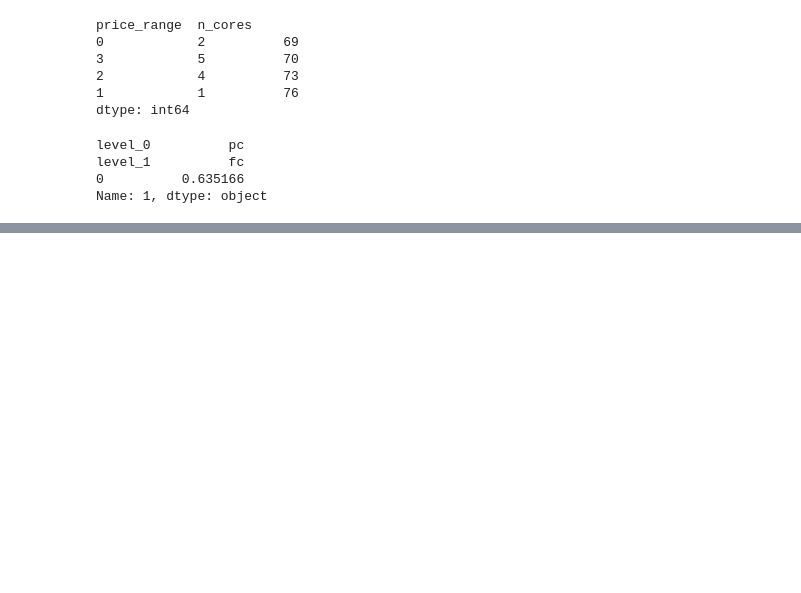
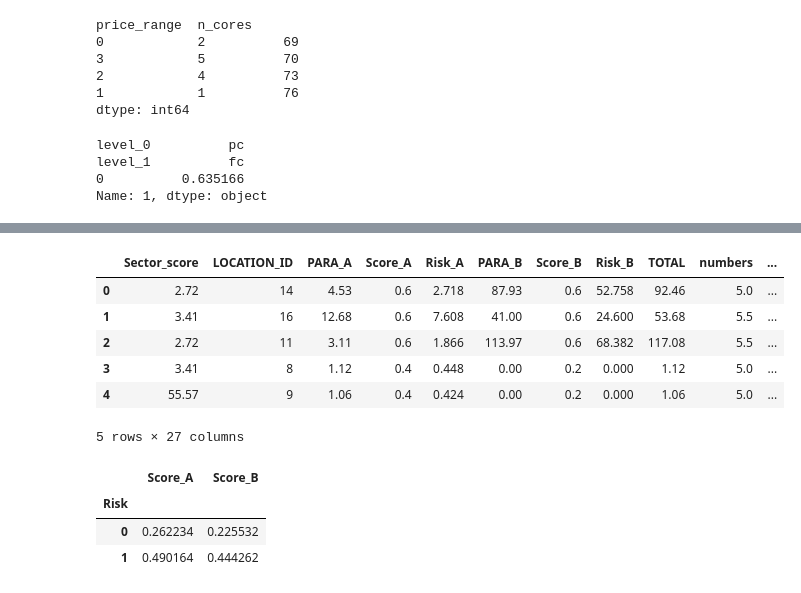
Before and after one commit to maeseok/BITAmin, a Jupyter notebook: 빅분기/1유형 및 기초/1유형.ipynb, the cells around one changed output, grey strips where cells are left out. Saved outputs shown, nothing was run; the diff lists cells and outputs as text; code cells hidden in the pictures; blank space fills up the shorter version.

```diff
--- a/빅분기/1유형 및 기초/1유형.ipynb
+++ b/빅분기/1유형 및 기초/1유형.ipynb
@@ -1089,0 +1241,19 @@ Name: 1, dtype: object
+# %%
+import pandas as pd
+df = pd.read_csv("https://raw.githubusercontent.com/Datamanim/datarepo/main/audit/train.csv")
+df.head()
+# %% [output]
+|  | Sector_score | LOCATION_ID | PARA_A | Score_A | Risk_A | PARA_B | Score_B | Risk_B | TOTAL | numbers | ... |
+| 0 | 2.72 | 14 | 4.53 | 0.6 | 2.718 | 87.93 | 0.6 | 52.758 | 92.46 | 5.0 | ... |
+| 1 | 3.41 | 16 | 12.68 | 0.6 | 7.608 | 41.00 | 0.6 | 24.600 | 53.68 | 5.5 | ... |
+| 2 | 2.72 | 11 | 3.11 | 0.6 | 1.866 | 113.97 | 0.6 | 68.382 | 117.08 | 5.5 | ... |
+| 3 | 3.41 | 8 | 1.12 | 0.4 | 0.448 | 0.00 | 0.2 | 0.000 | 1.12 | 5.0 | ... |
+| 4 | 55.57 | 9 | 1.06 | 0.4 | 0.424 | 0.00 | 0.2 | 0.000 | 1.06 | 5.0 | ... |
+5 rows × 27 columns
+# %%
+df.groupby('Risk')[['Score_A','Score_B']].mean()
+# %% [output]
+|  | Score_A | Score_B |
+| Risk |  |  |
+| 0 | 0.262234 | 0.225532 |
+| 1 | 0.490164 | 0.444262 |
```
Also changed, not shown: parts of 33 cells of this notebook, 1 other file.
